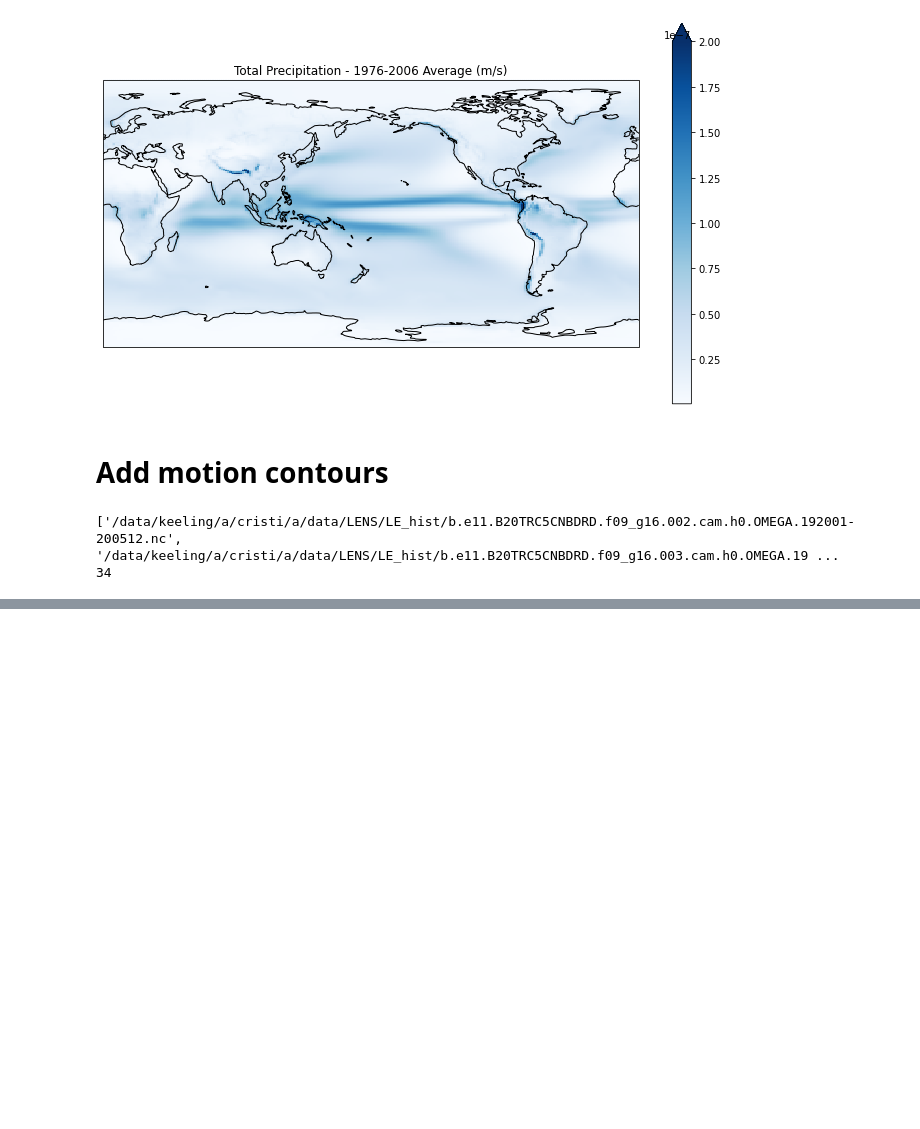
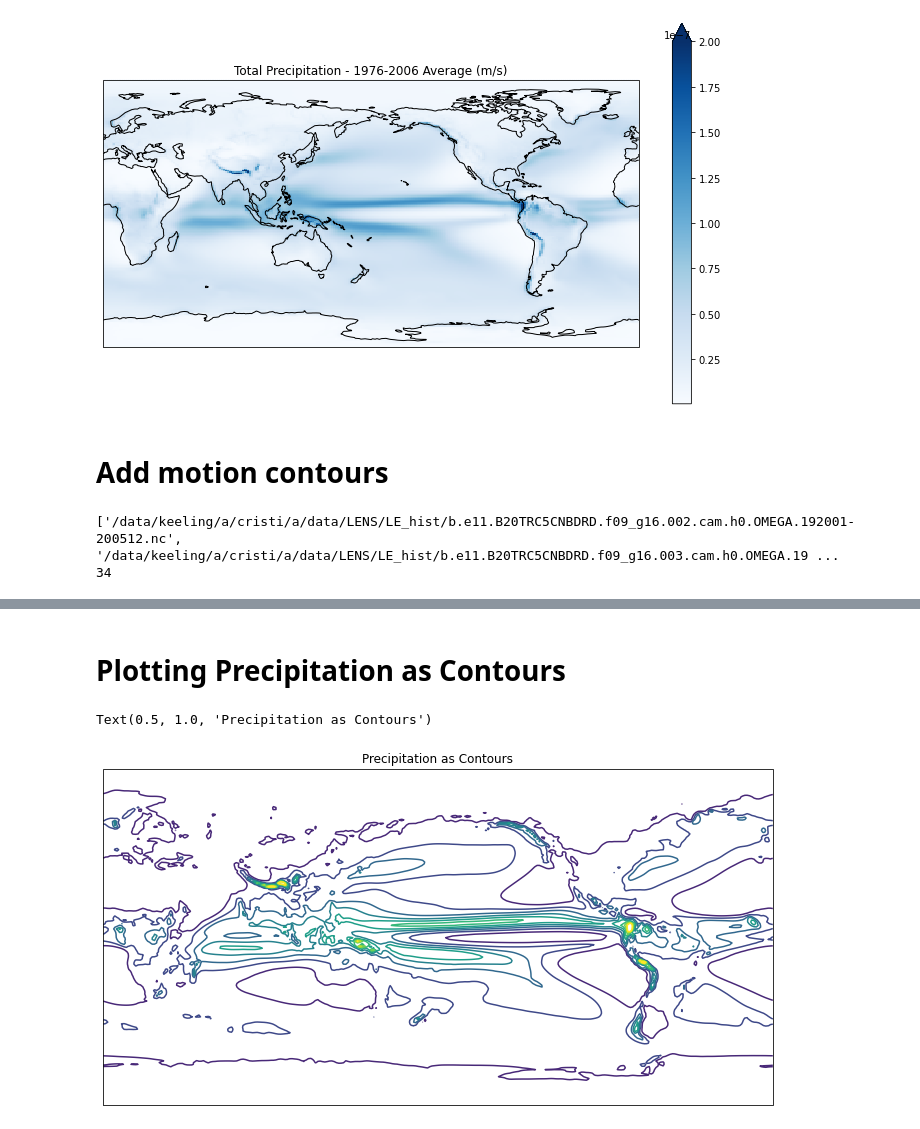
Before and after one commit to mailesasaki/cesmle_variability_analysis, a Jupyter notebook: precip_analysis.ipynb, the cells around one changed output, grey strips where cells are left out. Cells and saved outputs as stored; diff of their text form; code cells hidden in the pictures; blank space fills up the shorter version.

```diff
--- a/precip_analysis.ipynb
+++ b/precip_analysis.ipynb
@@ -296,0 +445,10 @@ omega
+# %% [markdown]
+# Plotting Precipitation as Contours
+# %%
+plt.rcParams['figure.figsize'] = [12, 7]
+ax = plt.axes(projection=ccrs.PlateCarree(central_longitude=180))
+PRECT.plot.contour(ax=ax, transform=ccrs.PlateCarree(), levels=np.arange(0,2.0e-7,2e-8))
+plt.title('Precipitation as Contours')
+# %% [output]
+Text(0.5, 1.0, 'Precipitation as Contours')
+[figure, added]
```
Also changed, not shown: parts of 6 cells of this notebook.
